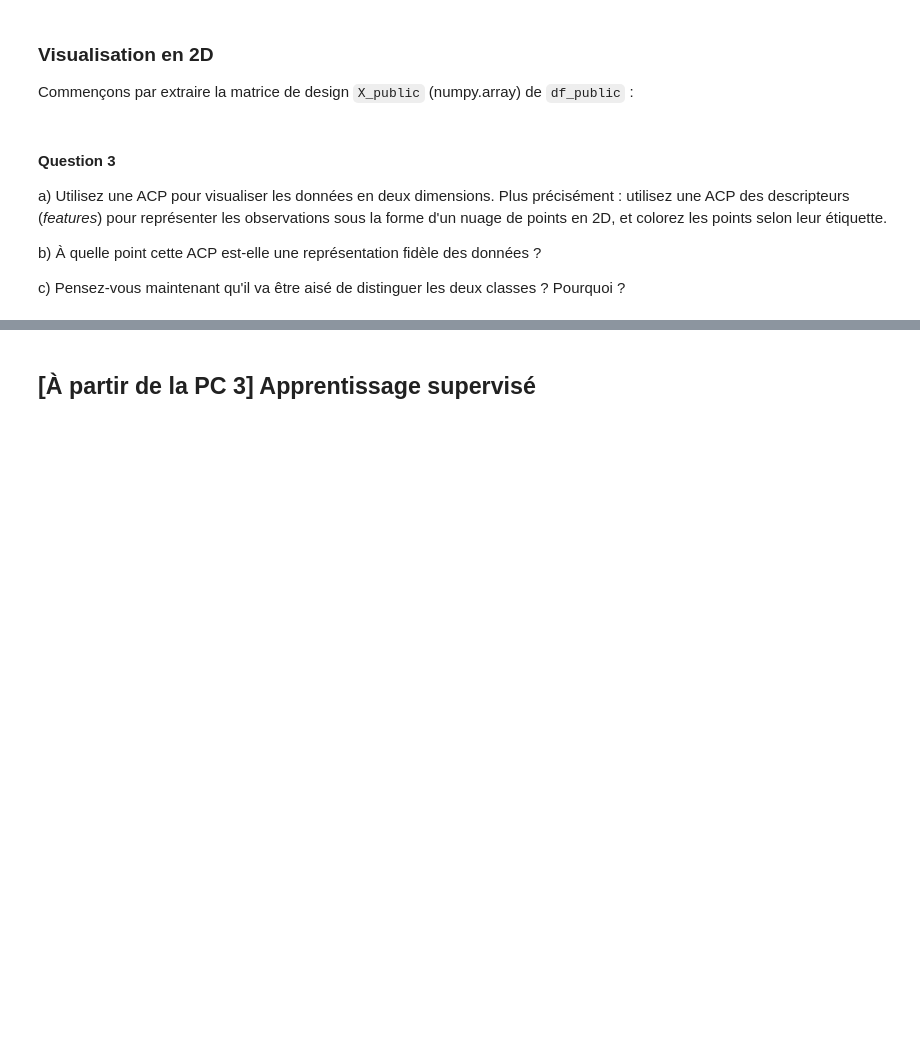
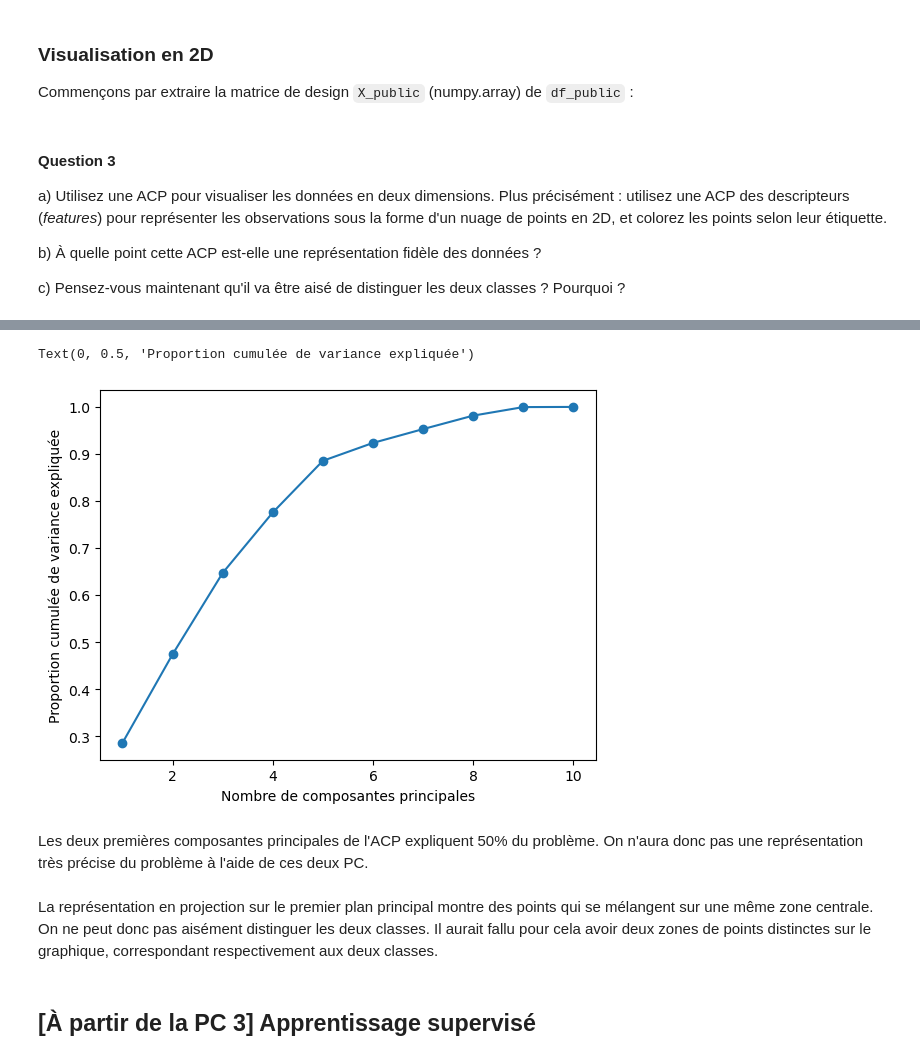
Before and after one commit to donatiendelachesnais/Projet-sciences-des-donn-es, a Jupyter notebook: Projet_SDD_2024.ipynb, the cells around one changed output, grey strips where cells are left out. Drawn from its saved outputs; the diff is of its cells as text; code cells hidden in the pictures; blank space fills up the shorter version.

```diff
--- a/Projet_SDD_2024.ipynb
+++ b/Projet_SDD_2024.ipynb
@@ -136,3 +134,17 @@ plt.show()
+# %%
+# 3.b
+propcum = np.cumsum(pca.explained_variance_ratio_)
+plt.plot(np.arange(1, 11), propcum, marker='o')
+
+plt.xlabel("Nombre de composantes principales")
+plt.ylabel("Proportion cumulée de variance expliquée")
+# %% [output]
+Text(0, 0.5, 'Proportion cumulée de variance expliquée')
+[figure, added]
+# %% [markdown]
+Les deux premières composantes principales de l'ACP expliquent 50% du problème. On n'aura donc pas une représentation très précise du problème à l'aide de ces deux PC.
+# %% [markdown]
+La représentation en projection sur le premier plan principal montre des points qui se mélangent sur une même zone centrale. On ne peut donc pas aisément distinguer les deux classes. Il aurait fallu pour cela avoir deux zones de points distinctes sur le graphique, correspondant respectivement aux deux classes.
 # %% [markdown]
 ## [À partir de la PC 3] Apprentissage supervisé
 # %% [markdown]
```
Also changed, not shown: parts of 1 cell of this notebook.
